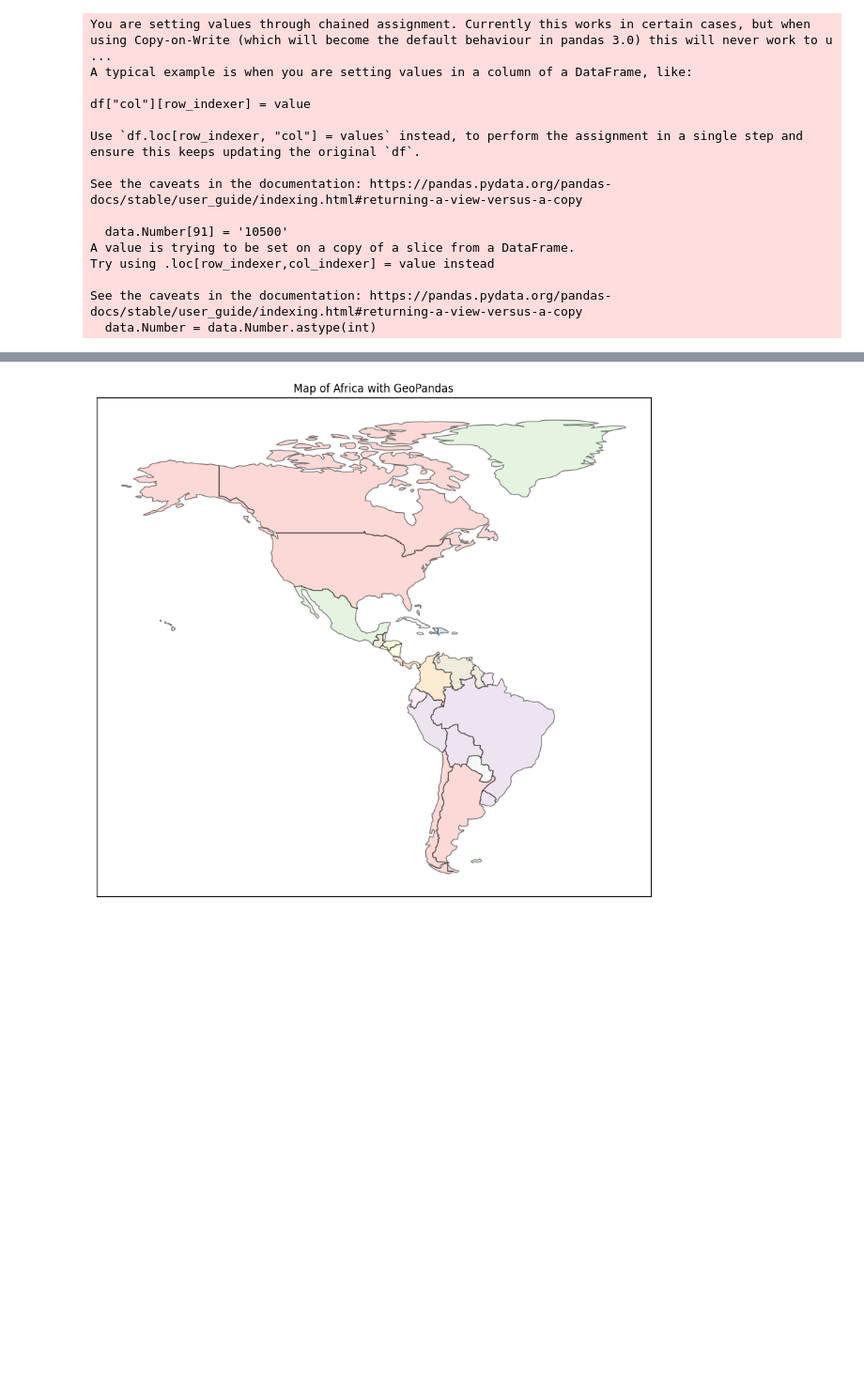
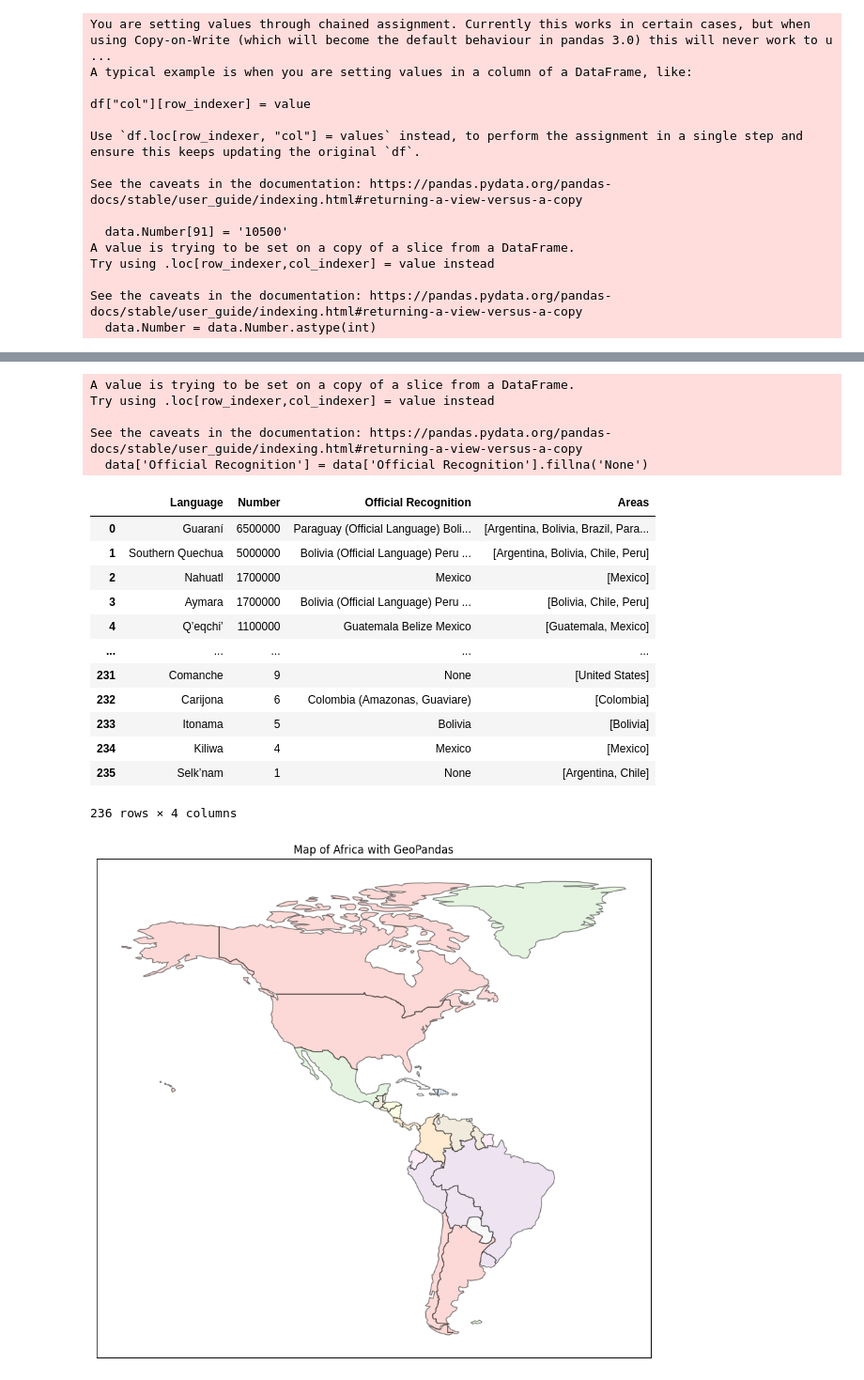
Before and after one commit to Ian-TWhatley/Indigenous-Langugage-Vitality-Webscraper, a Jupyter notebook: Native_Lang.ipynb, the cells around one changed output, grey strips where cells are left out. Shown at 94% size. Cells and saved outputs as stored; diff of their text form; code cells hidden in the pictures; blank space fills up the shorter version.

```diff
--- a/Native_Lang.ipynb
+++ b/Native_Lang.ipynb
@@ -182,0 +261,22 @@ See the caveats in the documentation: https://pandas.pydata.org/pandas-docs/stab
+# %%
+data['Official Recognition'] = data['Official Recognition'].fillna('None')
+data
+# %% [output]
+A value is trying to be set on a copy of a slice from a DataFrame.
+Try using .loc[row_indexer,col_indexer] = value instead
+
+See the caveats in the documentation: https://pandas.pydata.org/pandas-docs/stable/user_guide/indexing.html#returning-a-view-versus-a-copy
+  data['Official Recognition'] = data['Official Recognition'].fillna('None')
+|  | Language | Number | Official Recognition | Areas |
+| 0 | Guaraní | 6500000 | Paraguay (Official Language) Boli... | [Argentina, Bolivia, Brazil, Para... |
+| 1 | Southern Quechua | 5000000 | Bolivia (Official Language) Peru ... | [Argentina, Bolivia, Chile, Peru] |
+| 2 | Nahuatl | 1700000 | Mexico | [Mexico] |
+| 3 | Aymara | 1700000 | Bolivia (Official Language) Peru ... | [Bolivia, Chile, Peru] |
+| 4 | Qʼeqchiʼ | 1100000 | Guatemala Belize Mexico | [Guatemala, Mexico] |
+| ... | ... | ... | ... | ... |
+| 231 | Comanche | 9 | None | [United States] |
+| 232 | Carijona | 6 | Colombia (Amazonas, Guaviare) | [Colombia] |
+| 233 | Itonama | 5 | Bolivia | [Bolivia] |
+| 234 | Kiliwa | 4 | Mexico | [Mexico] |
+| 235 | Selkʼnam | 1 | None | [Argentina, Chile] |
+236 rows × 4 columns
```
Also changed, not shown: parts of 10 cells of this notebook, 1 other file.
